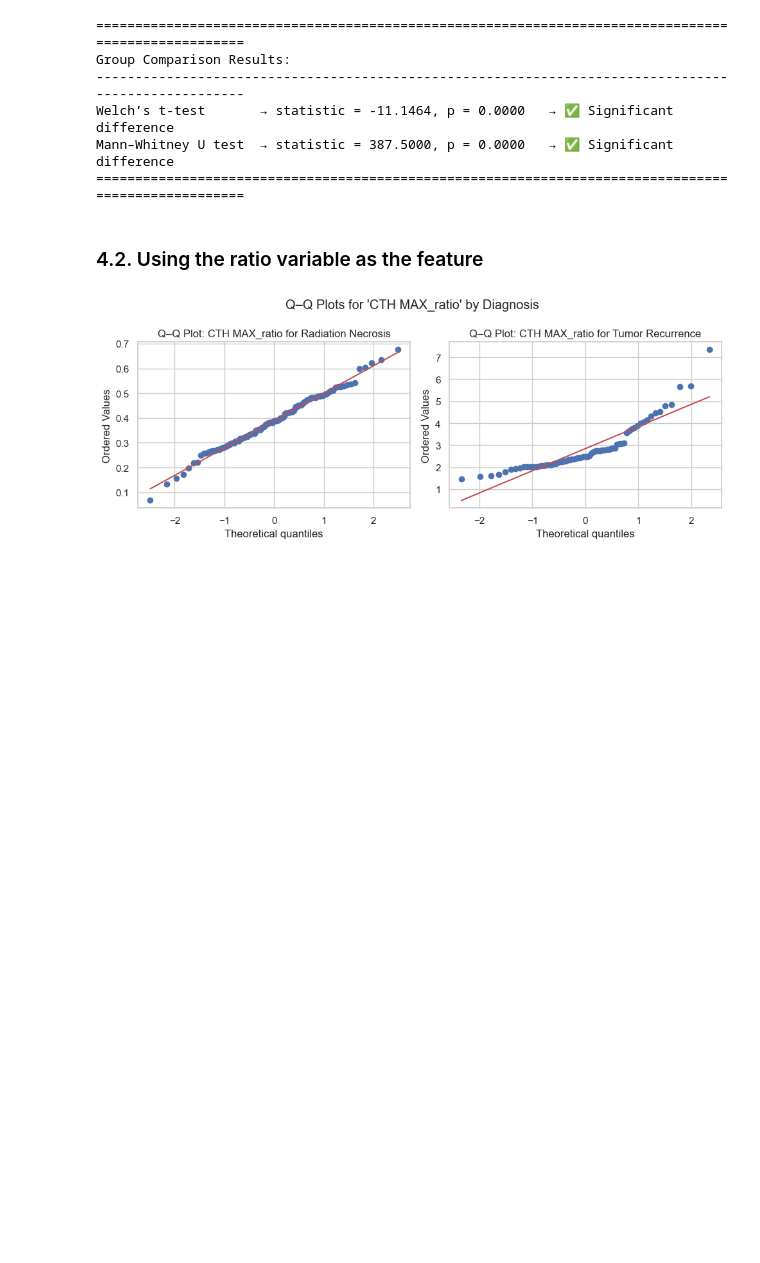
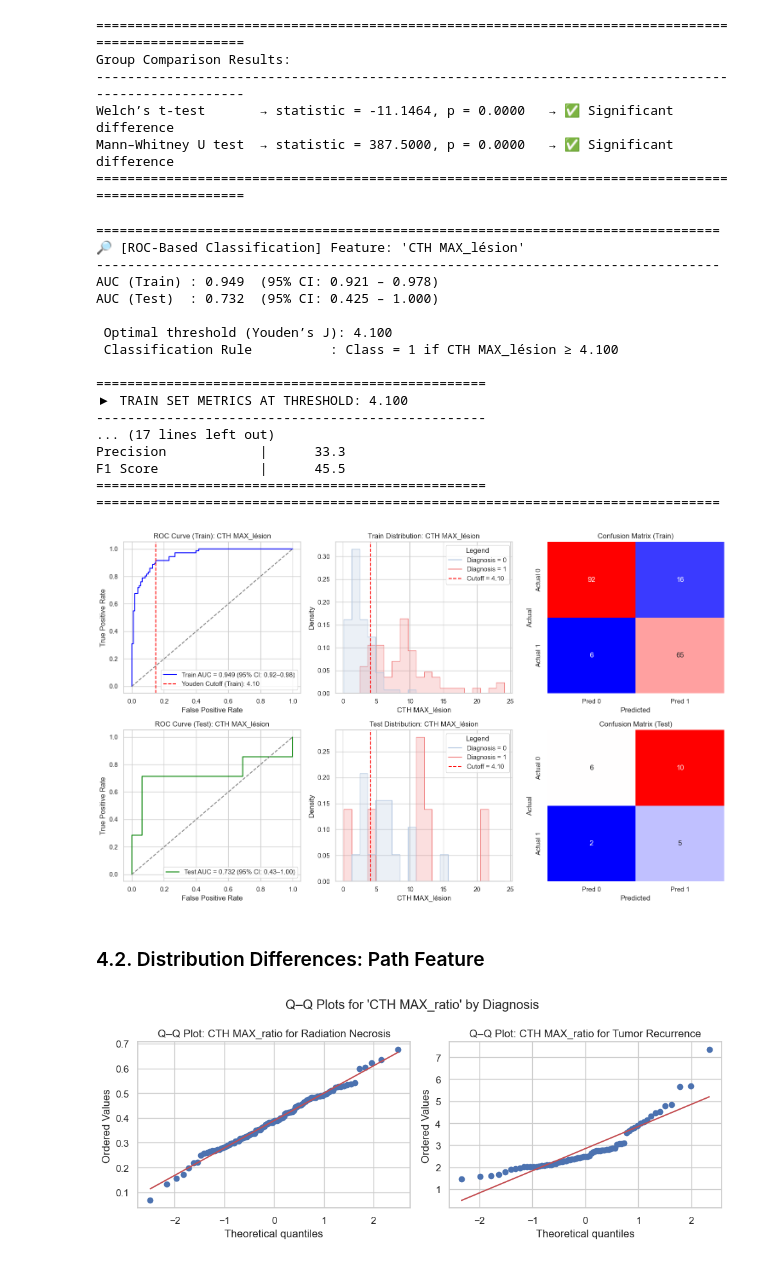
Before and after one commit to maichi98/CercareStatAnalysis, a Jupyter notebook: 02_Unibiomarker_analysis.ipynb, the cells around one changed output. Drawn from its saved outputs; the diff is of its cells as text; code cells hidden in the pictures; blank space fills up the shorter version.

```diff
--- a/02_Unibiomarker_analysis.ipynb
+++ b/02_Unibiomarker_analysis.ipynb
@@ -208,8 +208,29 @@ Group Comparison Results:
 Welch’s t-test       → statistic = -11.1464, p = 0.0000   → ✅ Significant difference
 Mann–Whitney U test  → statistic = 387.5000, p = 0.0000   → ✅ Significant difference
 ====================================================================================================
+# %%
+ub.evaluate_feature_predictive_power(feature=ub.path, target_bin_count=20)
+# %% [output]
+================================================================================
+🔎 [ROC-Based Classification] Feature: 'CTH MAX_lésion'
+--------------------------------------------------------------------------------
+AUC (Train) : 0.949  (95% CI: 0.921 – 0.978)
+AUC (Test)  : 0.732  (95% CI: 0.425 – 1.000)
+
+ Optimal threshold (Youden’s J): 4.100
+ Classification Rule          : Class = 1 if CTH MAX_lésion ≥ 4.100
+
+==================================================
+▶ TRAIN SET METRICS AT THRESHOLD: 4.100
+--------------------------------------------------
+... (17 lines left out)
+Precision            |      33.3
+F1 Score             |      45.5
+==================================================
+================================================================================
+[figure, added]
 # %% [markdown]
-### 4.2. Using the ratio variable as the feature
+### 4.2. Distribution Differences: Path Feature
 # %%
 ub.plot_qq_by_group(feature=ub.ratio)
 # %% [output]
```
Also changed, not shown: parts of 3 cells of this notebook, 6 other files.
